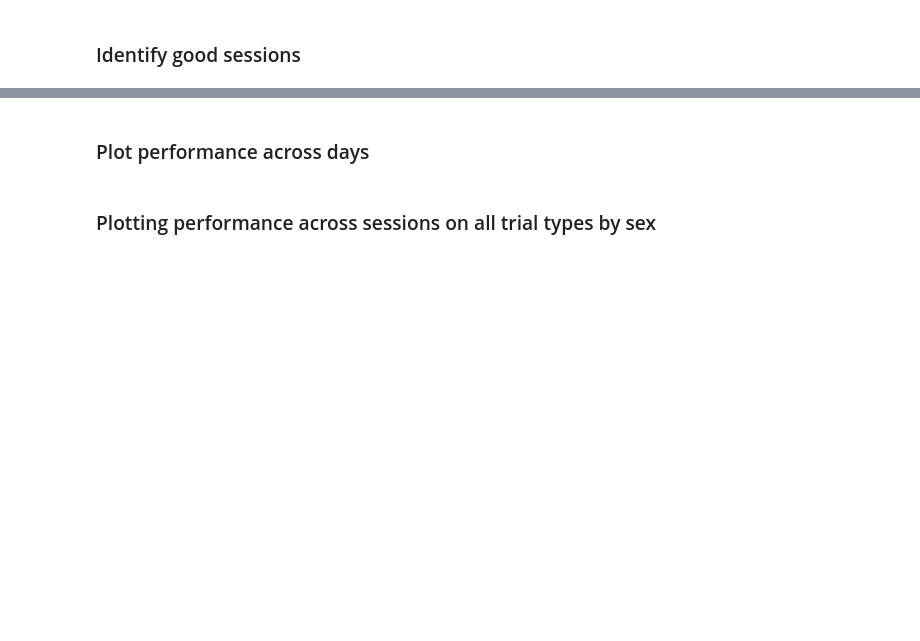
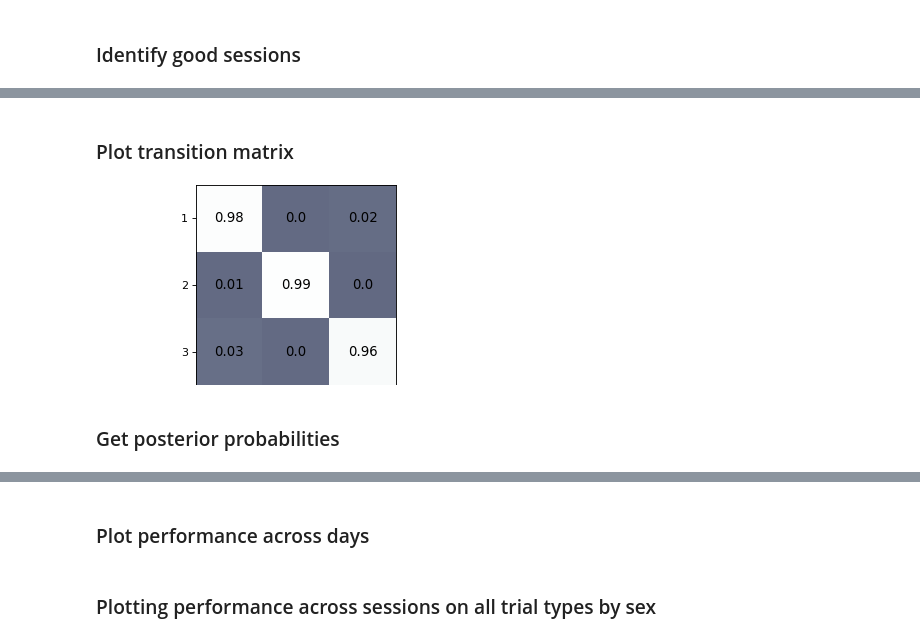
Before and after one commit to rojasgabriel/behavior_analyses, a Jupyter notebook: main_analyses.ipynb, the cells around one changed output, grey strips where cells are left out. Saved outputs shown, nothing was run; the diff lists cells and outputs as text; code cells hidden in the pictures; blank space fills up the shorter version.

```diff
--- a/main_analyses.ipynb
+++ b/main_analyses.ipynb
@@ -226,0 +184,9 @@ plt.show()
+# %%
+#add relevant columns to dataframe
+df_filtered_paths['data'] = df_filtered_paths['path'].apply(pd.read_hdf)
+df_filtered_paths['trials_per_session'] = df_filtered_paths['data'].apply(len)
+df_filtered_paths['num_completed_trials'] = df_filtered_paths['data'].apply(lambda x: len(x[x['outcome_record'].isin([-1, 2]) == False]))
+df_filtered_paths['stimuli_presented'] = df_filtered_paths.apply(count_stimulus_timestamps, axis=1)
+df_filtered_paths['response_side'] = df_filtered_paths.apply(get_response_side, axis=1)
+df_filtered_paths['choice'] = df_filtered_paths['response_side'].apply(lambda x: [val for val in x if not pd.isna(val)])
+all_data = df_filtered_paths
@@ -226,0 +268,22 @@ plt.show()
+# %% [markdown]
+### Plot transition matrix
+# %%
+fig = plt.figure(figsize=(5, 2.5), dpi=80, facecolor='w', edgecolor='k')
+
+
+recovered_trans_mat = np.exp(glmhmm.transitions.log_Ps)
+plt.imshow(recovered_trans_mat, vmin=-0.8, vmax=1, cmap='bone')
+for i in range(recovered_trans_mat.shape[0]):
+    for j in range(recovered_trans_mat.shape[1]):
+        text = plt.text(j, i, str(np.around(recovered_trans_mat[i, j], decimals=2)), ha="center", va="center",
+                        color="k", fontsize=12)
+plt.xlim(-0.5, num_states - 0.5)
+plt.xticks(range(0, num_states), ('1', '2', '3'), fontsize=10)
+plt.yticks(range(0, num_states), ('1', '2', '3'), fontsize=10)
+plt.ylim(num_states - 0.5, -0.5)
+plt.title("recovered", fontsize = 15)
+plt.subplots_adjust(0, 0, 1, 1)
+# %% [output]
+[figure, added]
+# %% [markdown]
+### Get posterior probabilities
```
Also changed, not shown: parts of 33 cells of this notebook, 2 other files.
